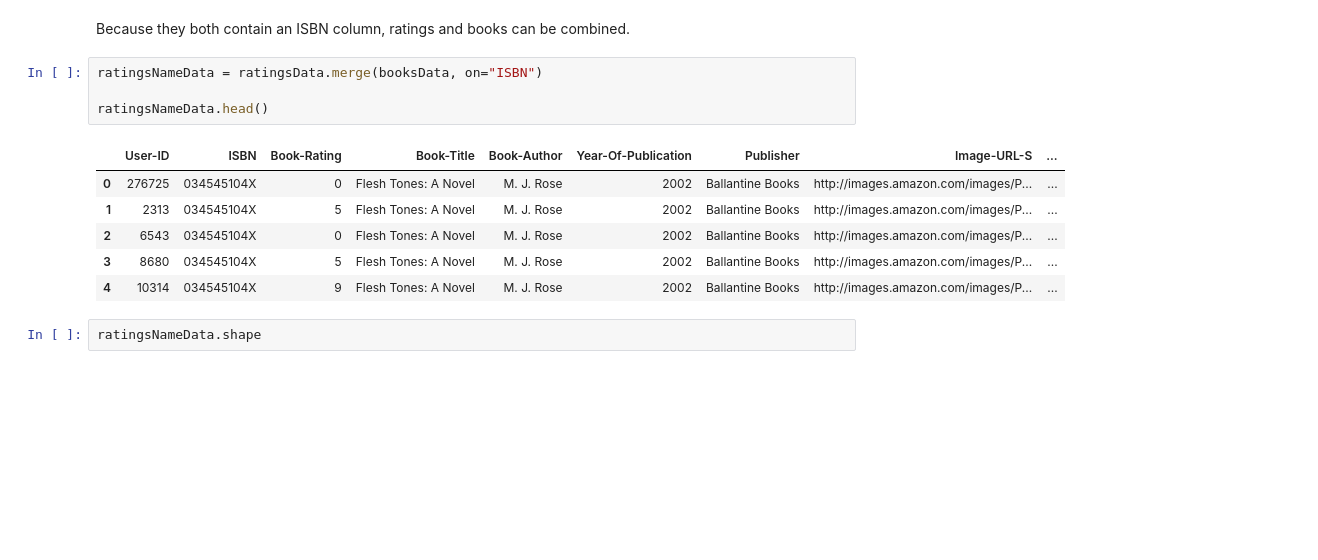
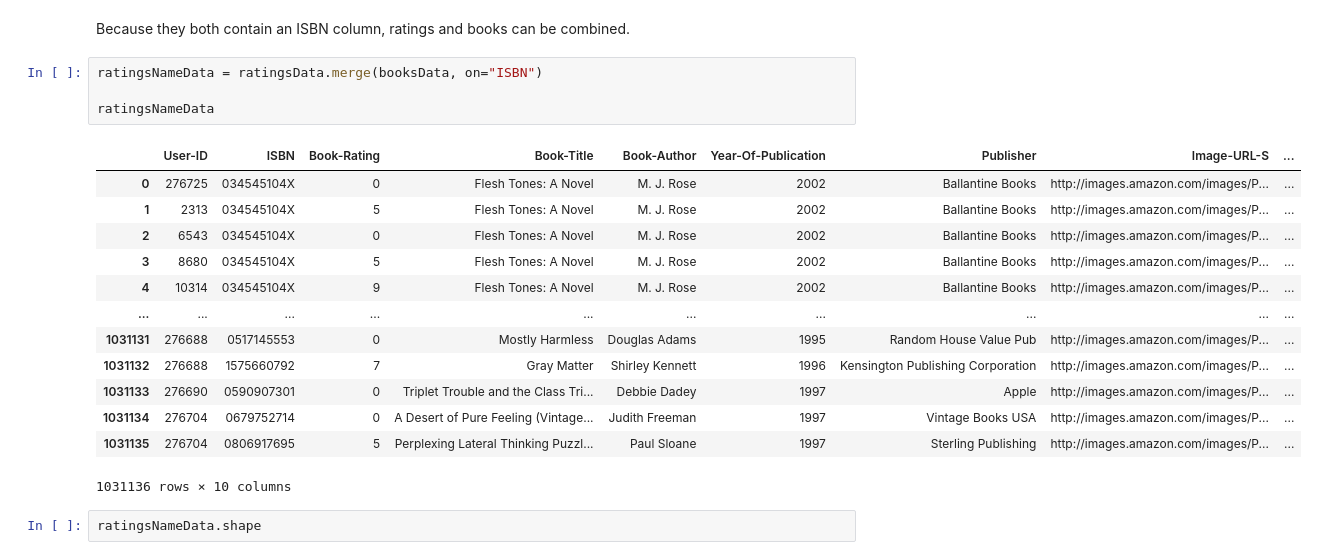
Before and after one commit to LoreenaPeragine/BookRecProject, a Jupyter notebook: BookReccomendation.ipynb, the cells around one changed output. Saved outputs shown, nothing was run; the diff lists cells and outputs as text; blank space fills up the shorter version.

```diff
--- a/BookReccomendation.ipynb
+++ b/BookReccomendation.ipynb
@@ -73,14 +122,21 @@ Because they both contain an ISBN column, ratings and books can be combined.
 # %%
 ratingsNameData = ratingsData.merge(booksData, on="ISBN")
 
-ratingsNameData.head()
+ratingsNameData
 # %% [output]
 |  | User-ID | ISBN | Book-Rating | Book-Title | Book-Author | Year-Of-Publication | Publisher | Image-URL-S | ... |
 | 0 | 276725 | 034545104X | 0 | Flesh Tones: A Novel | M. J. Rose | 2002 | Ballantine Books | http://images.amazon.com/images/P... | ... |
 | 1 | 2313 | 034545104X | 5 | Flesh Tones: A Novel | M. J. Rose | 2002 | Ballantine Books | http://images.amazon.com/images/P... | ... |
 | 2 | 6543 | 034545104X | 0 | Flesh Tones: A Novel | M. J. Rose | 2002 | Ballantine Books | http://images.amazon.com/images/P... | ... |
 | 3 | 8680 | 034545104X | 5 | Flesh Tones: A Novel | M. J. Rose | 2002 | Ballantine Books | http://images.amazon.com/images/P... | ... |
 | 4 | 10314 | 034545104X | 9 | Flesh Tones: A Novel | M. J. Rose | 2002 | Ballantine Books | http://images.amazon.com/images/P... | ... |
+| ... | ... | ... | ... | ... | ... | ... | ... | ... | ... |
+| 1031131 | 276688 | 0517145553 | 0 | Mostly Harmless | Douglas Adams | 1995 | Random House Value Pub | http://images.amazon.com/images/P... | ... |
+| 1031132 | 276688 | 1575660792 | 7 | Gray Matter | Shirley Kennett | 1996 | Kensington Publishing Corporation | http://images.amazon.com/images/P... | ... |
+| 1031133 | 276690 | 0590907301 | 0 | Triplet Trouble and the Class Tri... | Debbie Dadey | 1997 | Apple | http://images.amazon.com/images/P... | ... |
+| 1031134 | 276704 | 0679752714 | 0 | A Desert of Pure Feeling (Vintage... | Judith Freeman | 1997 | Vintage Books USA | http://images.amazon.com/images/P... | ... |
+| 1031135 | 276704 | 0806917695 | 5 | Perplexing Lateral Thinking Puzzl... | Paul Sloane | 1997 | Sterling Publishing | http://images.amazon.com/images/P... | ... |
+1031136 rows × 10 columns
 # %%
 ratingsNameData.shape
 # %% [output]
```
Also changed, not shown: parts of 10 cells of this notebook.
